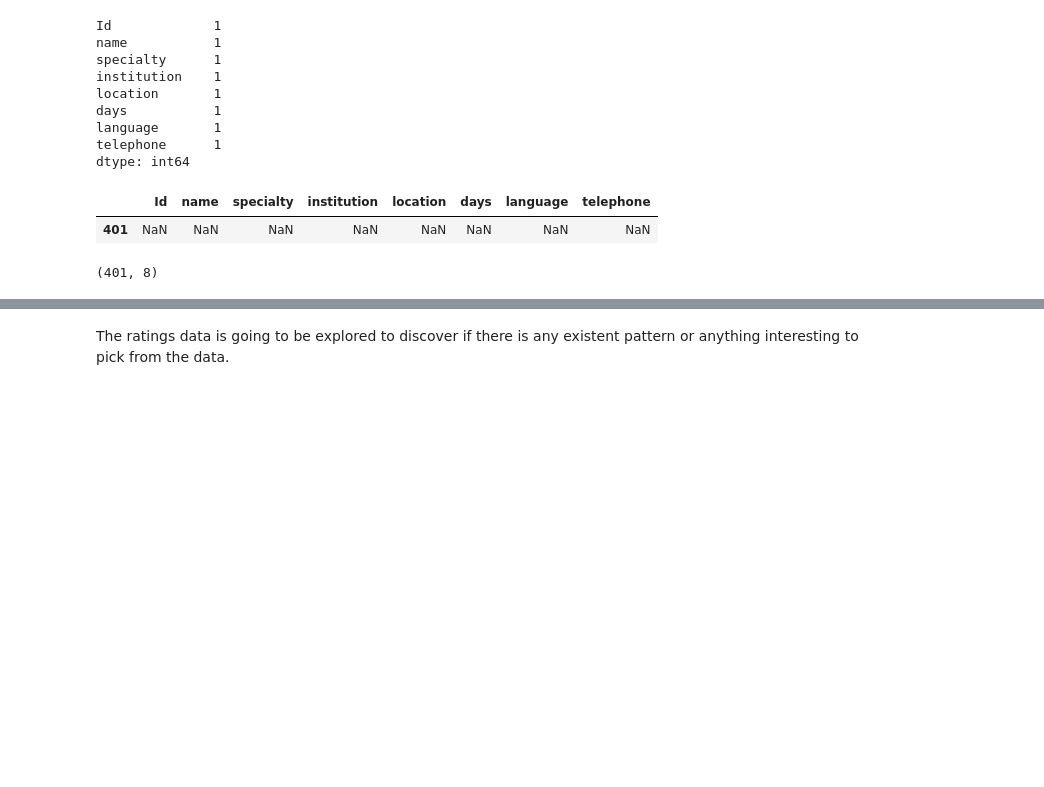
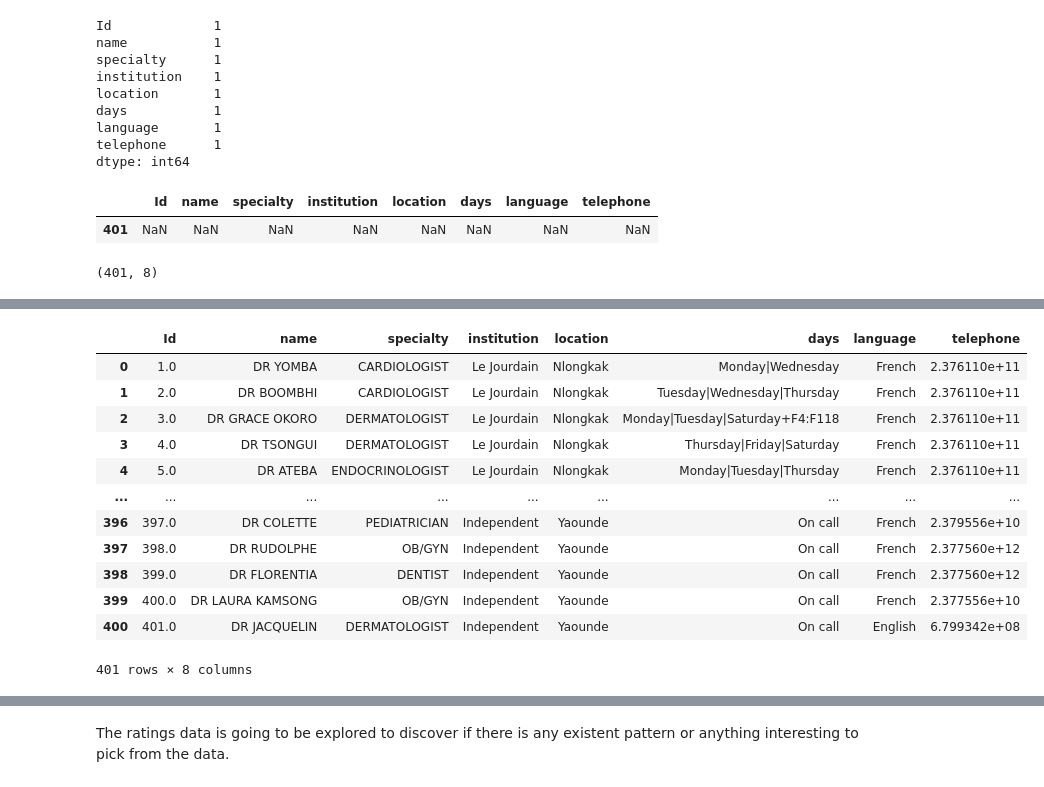
Before and after one commit to Galamos/Doctor_patient_application, a Jupyter notebook: Data_exploration_and_cleaning.ipynb, the cells around one changed output, grey strips where cells are left out. Cells and saved outputs as stored; diff of their text form; code cells hidden in the pictures; blank space fills up the shorter version.

```diff
--- a/Data_exploration_and_cleaning.ipynb
+++ b/Data_exploration_and_cleaning.ipynb
@@ -111,0 +96,17 @@ specialists.shape
+# %%
+#Update speciality column by making sure spellings are in sync
+specialists.replace({'specialty': 'GENERAL PPRACTIIONER'}, {'specialty': 'GENERAL PRACTITIONER'})
+# %% [output]
+|  | Id | name | specialty | institution | location | days | language | telephone |
+| 0 | 1.0 | DR YOMBA | CARDIOLOGIST | Le Jourdain | Nlongkak | Monday|Wednesday | French | 2.376110e+11 |
+| 1 | 2.0 | DR BOOMBHI | CARDIOLOGIST | Le Jourdain | Nlongkak | Tuesday|Wednesday|Thursday | French | 2.376110e+11 |
+| 2 | 3.0 | DR GRACE OKORO | DERMATOLOGIST | Le Jourdain | Nlongkak | Monday|Tuesday|Saturday+F4:F118 | French | 2.376110e+11 |
+| 3 | 4.0 | DR TSONGUI | DERMATOLOGIST | Le Jourdain | Nlongkak | Thursday|Friday|Saturday | French | 2.376110e+11 |
+| 4 | 5.0 | DR ATEBA | ENDOCRINOLOGIST | Le Jourdain | Nlongkak | Monday|Tuesday|Thursday | French | 2.376110e+11 |
+| ... | ... | ... | ... | ... | ... | ... | ... | ... |
+| 396 | 397.0 | DR COLETTE | PEDIATRICIAN | Independent | Yaounde | On call | French | 2.379556e+10 |
+| 397 | 398.0 | DR RUDOLPHE | OB/GYN | Independent | Yaounde | On call | French | 2.377560e+12 |
+| 398 | 399.0 | DR FLORENTIA | DENTIST | Independent | Yaounde | On call | French | 2.377560e+12 |
+| 399 | 400.0 | DR LAURA KAMSONG | OB/GYN | Independent | Yaounde | On call | French | 2.377556e+10 |
+| 400 | 401.0 | DR JACQUELIN | DERMATOLOGIST | Independent | Yaounde | On call | English | 6.799342e+08 |
+401 rows × 8 columns
```
Also changed, not shown: parts of 21 cells of this notebook.
